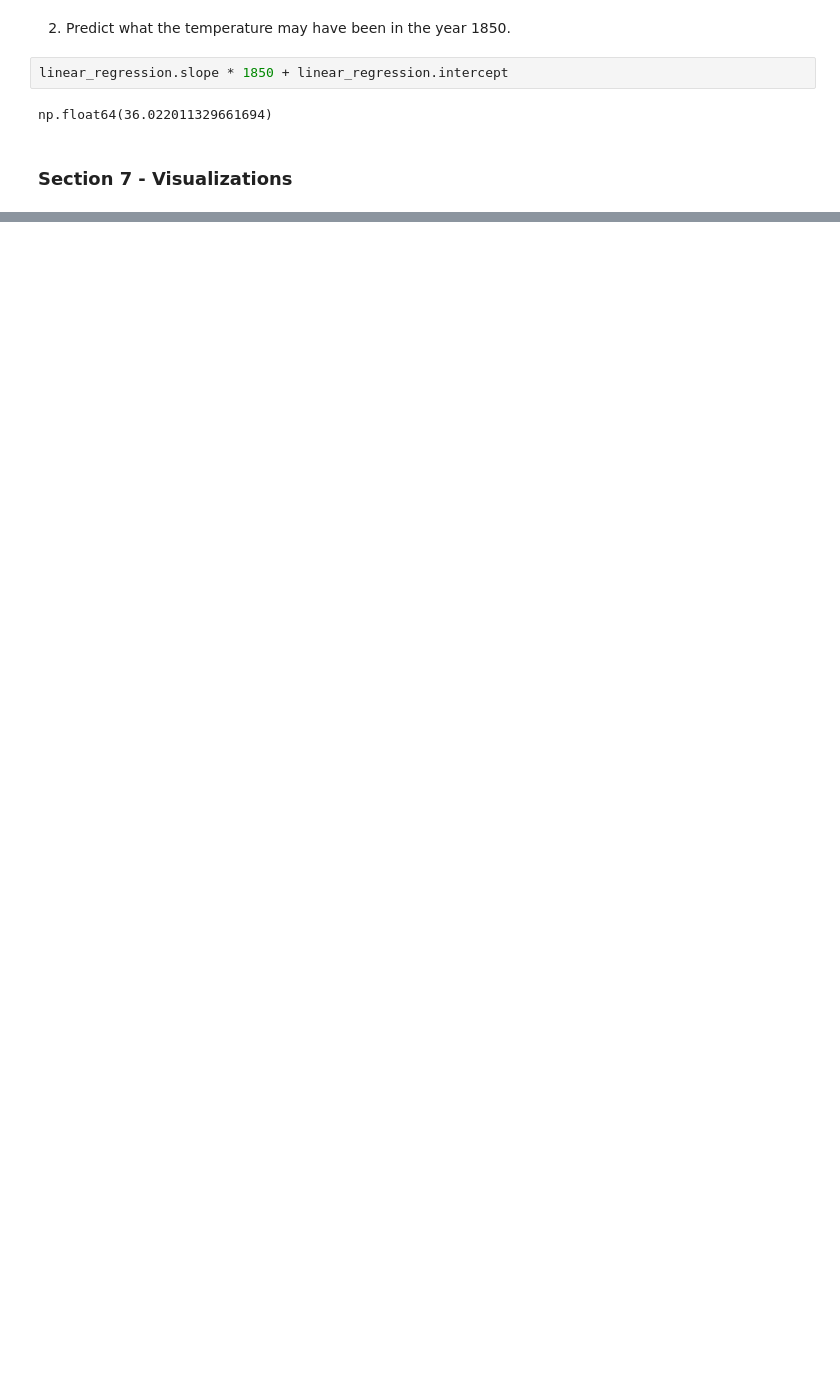
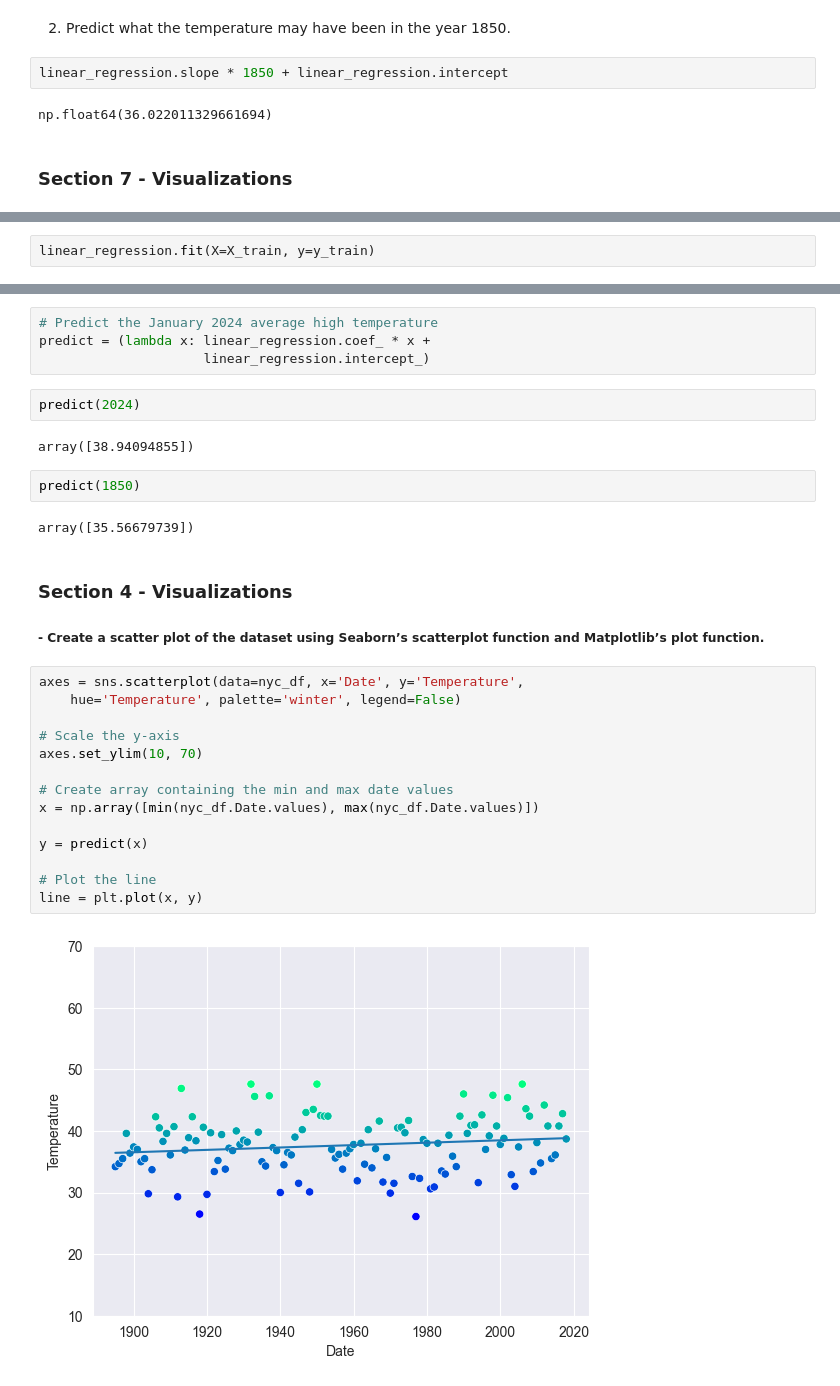
Before and after one commit to bjdawson23/datafun-07-ml, a Jupyter notebook: branton_ml.ipynb, the cells around one changed output, grey strips where cells are left out. Saved outputs shown, nothing was run; the diff lists cells and outputs as text; blank space fills up the shorter version.

```diff
--- a/branton_ml.ipynb
+++ b/branton_ml.ipynb
@@ -156,0 +177,2 @@ axes.set_ylim(-10, 60)
+# %%
+linear_regression.fit(X=X_train, y=y_train)
@@ -156,0 +211,31 @@ axes.set_ylim(-10, 60)
+# %%
+# Predict the January 2024 average high temperature
+predict = (lambda x: linear_regression.coef_ * x +
+                     linear_regression.intercept_)
+# %%
+predict(2024)
+# %% [output]
+array([38.94094855])
+# %%
+predict(1850)
+# %% [output]
+array([35.56679739])
+# %% [markdown]
+### Section 4 - Visualizations
+##### - Create a scatter plot of the dataset using Seaborn’s scatterplot function and Matplotlib’s plot function.
+# %%
+axes = sns.scatterplot(data=nyc_df, x='Date', y='Temperature',
+    hue='Temperature', palette='winter', legend=False)
+
+# Scale the y-axis
+axes.set_ylim(10, 70)
+
+# Create array containing the min and max date values
+x = np.array([min(nyc_df.Date.values), max(nyc_df.Date.values)])
+
+y = predict(x)
+
+# Plot the line
+line = plt.plot(x, y)
+# %% [output]
+[figure, added]
```
Also changed, not shown: parts of 17 cells of this notebook, 1 other file.
